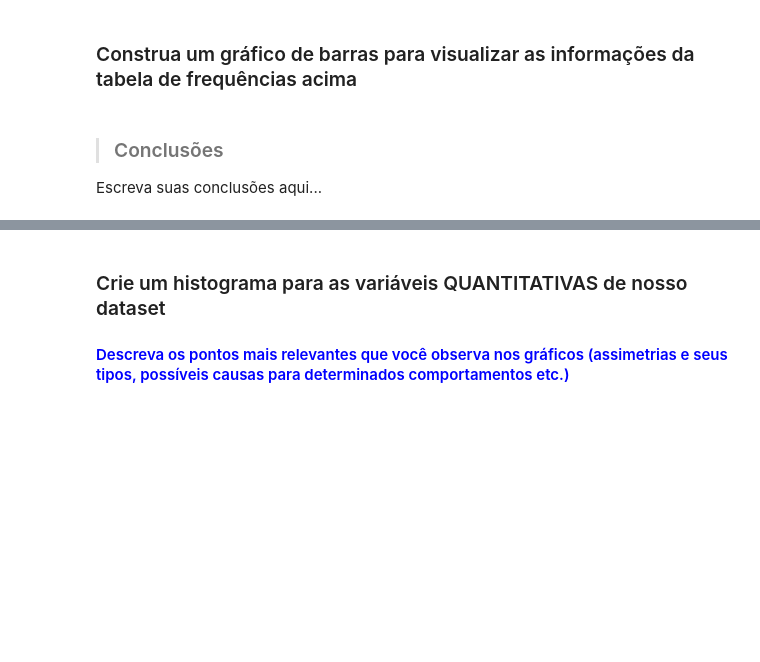
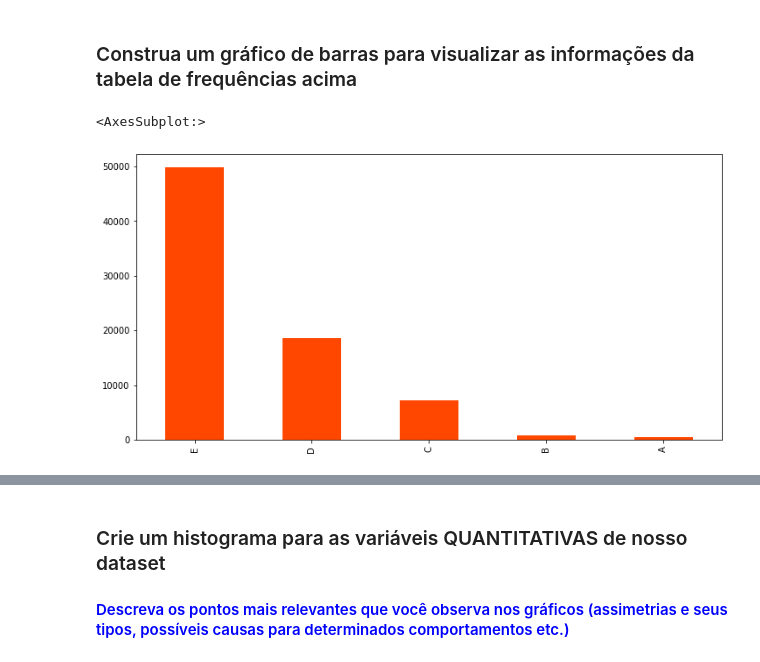
Before and after one commit to cglima/estatistica-python-parte-1-frequencias-e-medidas, a Jupyter notebook: notebook/Análise_Descritiva.ipynb, the cells around one changed output, grey strips where cells are left out. Cells and saved outputs as stored; diff of their text form; code cells hidden in the pictures; blank space fills up the shorter version.

```diff
--- a/notebook/Análise_Descritiva.ipynb
+++ b/notebook/Análise_Descritiva.ipynb
@@ -188,6 +229,7 @@ labels = ['E', 'D', 'C', 'B', 'A']
 # %% [markdown]
 ### Construa um gráfico de barras para visualizar as informações da tabela de frequências acima
-# %% [markdown]
-> ### Conclusões
-
-Escreva suas conclusões aqui...
+# %%
+distribuicao_frequencia['Frequência'].plot.bar(figsize=(12,6), color='#ff4700')
+# %% [output]
+<AxesSubplot:>
+[figure, added]
```
Also changed, not shown: parts of 5 cells of this notebook.
